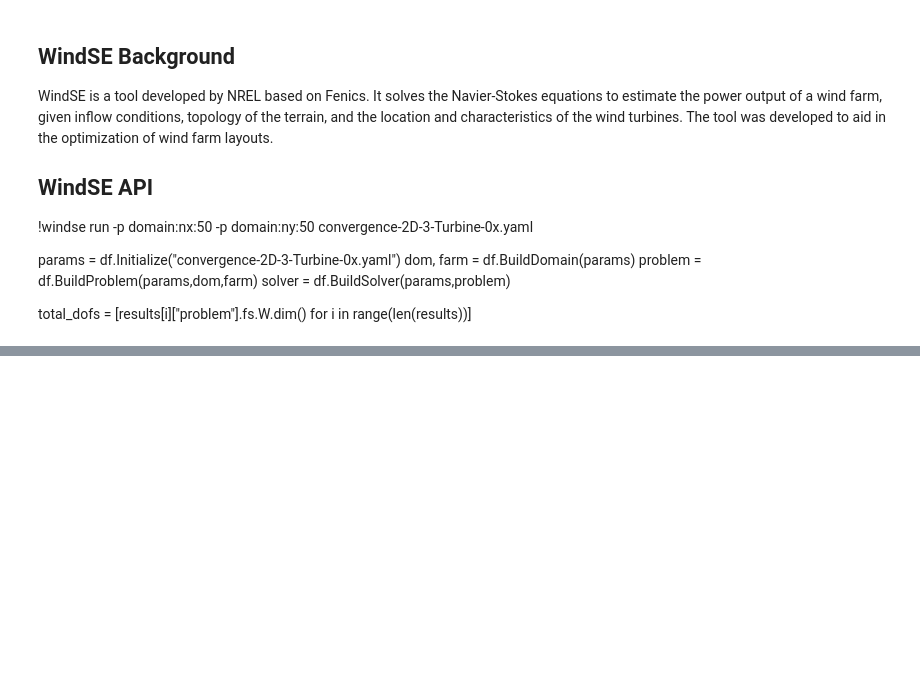
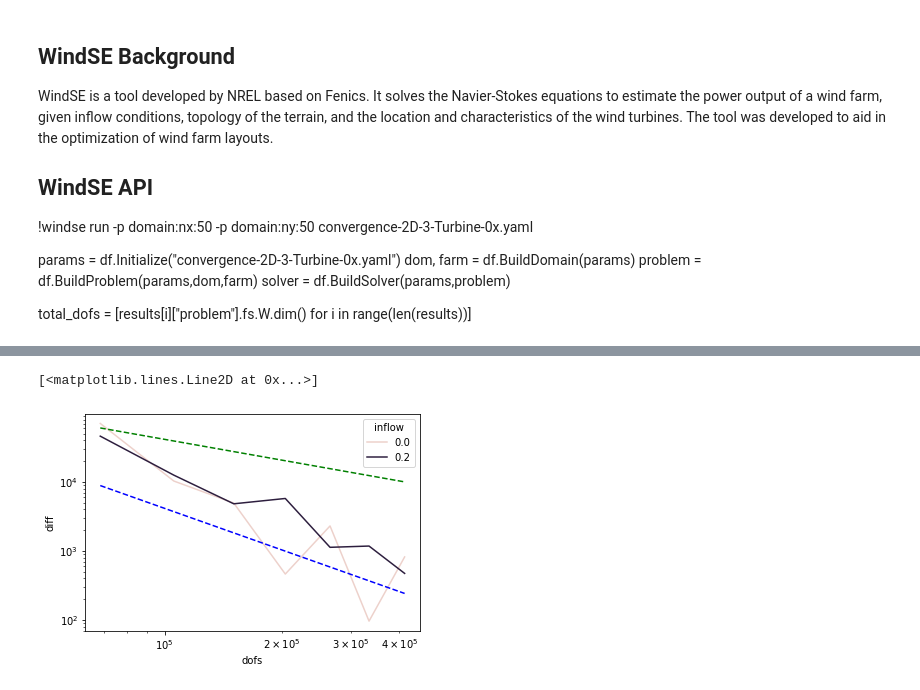
Before and after one commit to jordanperr/csci5636finalproject-windse-convergence, a Jupyter notebook: convergence-plots.ipynb, the cells around one changed output, grey strips where cells are left out. Cells and saved outputs as stored; diff of their text form; code cells hidden in the pictures; blank space fills up the shorter version.

Commit message:
adding inflow study

```diff
--- a/convergence-plots.ipynb
+++ b/convergence-plots.ipynb
@@ -58,0 +78,15 @@ plt.show()
+# %%
+import experiment_2d_options
+df = experiment_2d_options.get_results()
+# %%
+df["diff"] = df.sort_values("dofs").groupby("inflow")["sum"].diff().abs()
+
+sns.lineplot(data=df, x="dofs", y="diff", hue="inflow")
+plt.xscale("log")
+plt.yscale("log")
+x = df["dofs"][2:]
+plt.plot(x, (x.max()*10**8)/x**2, "b--", label="1/x^2")
+plt.plot(x, (x.max()*10**4)/x, "g--", label="1/x")
+# %% [output]
+[<matplotlib.lines.Line2D at 0x...>]
+[figure, added]
```
Also changed, not shown: parts of 7 cells of this notebook, 4 other files.
